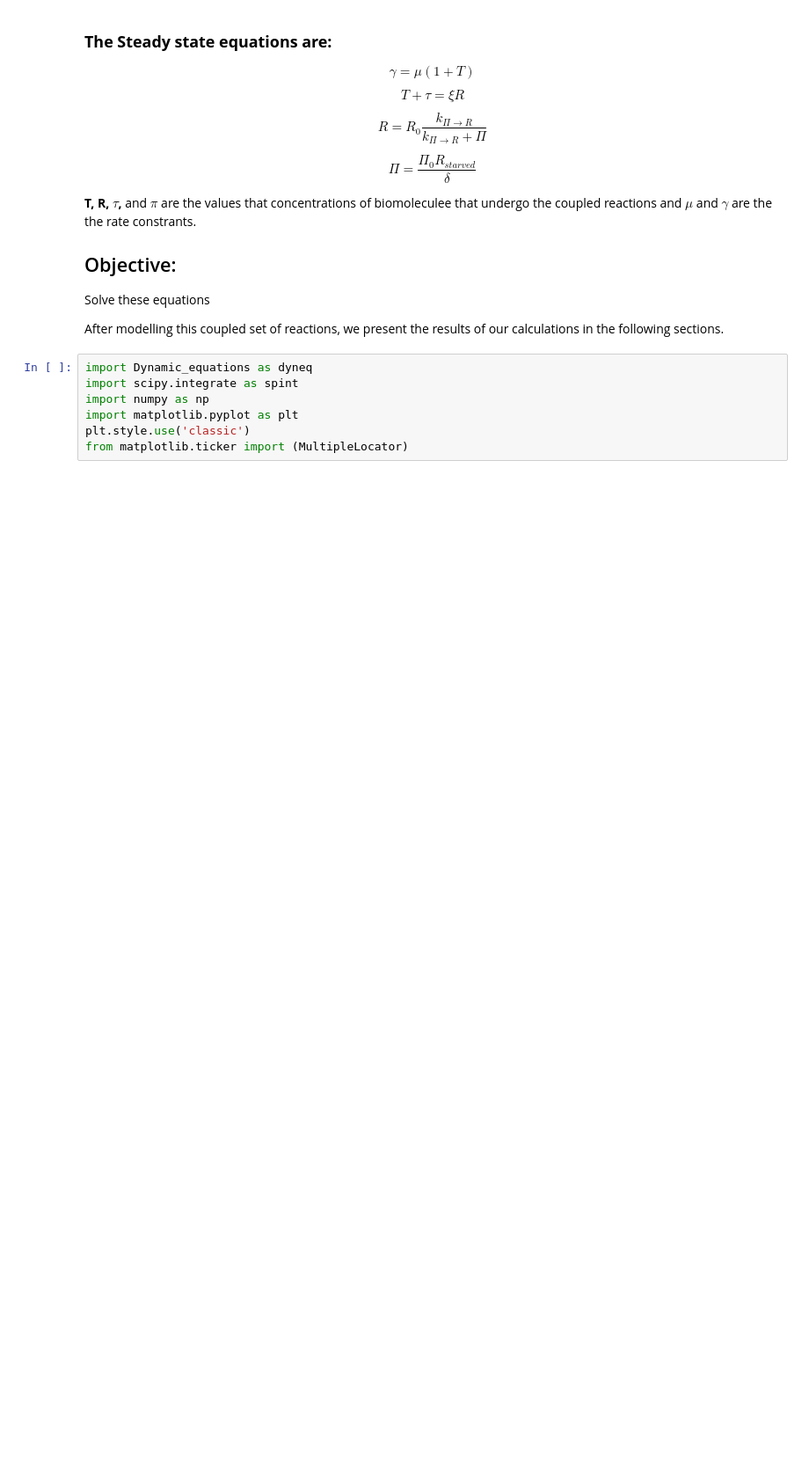
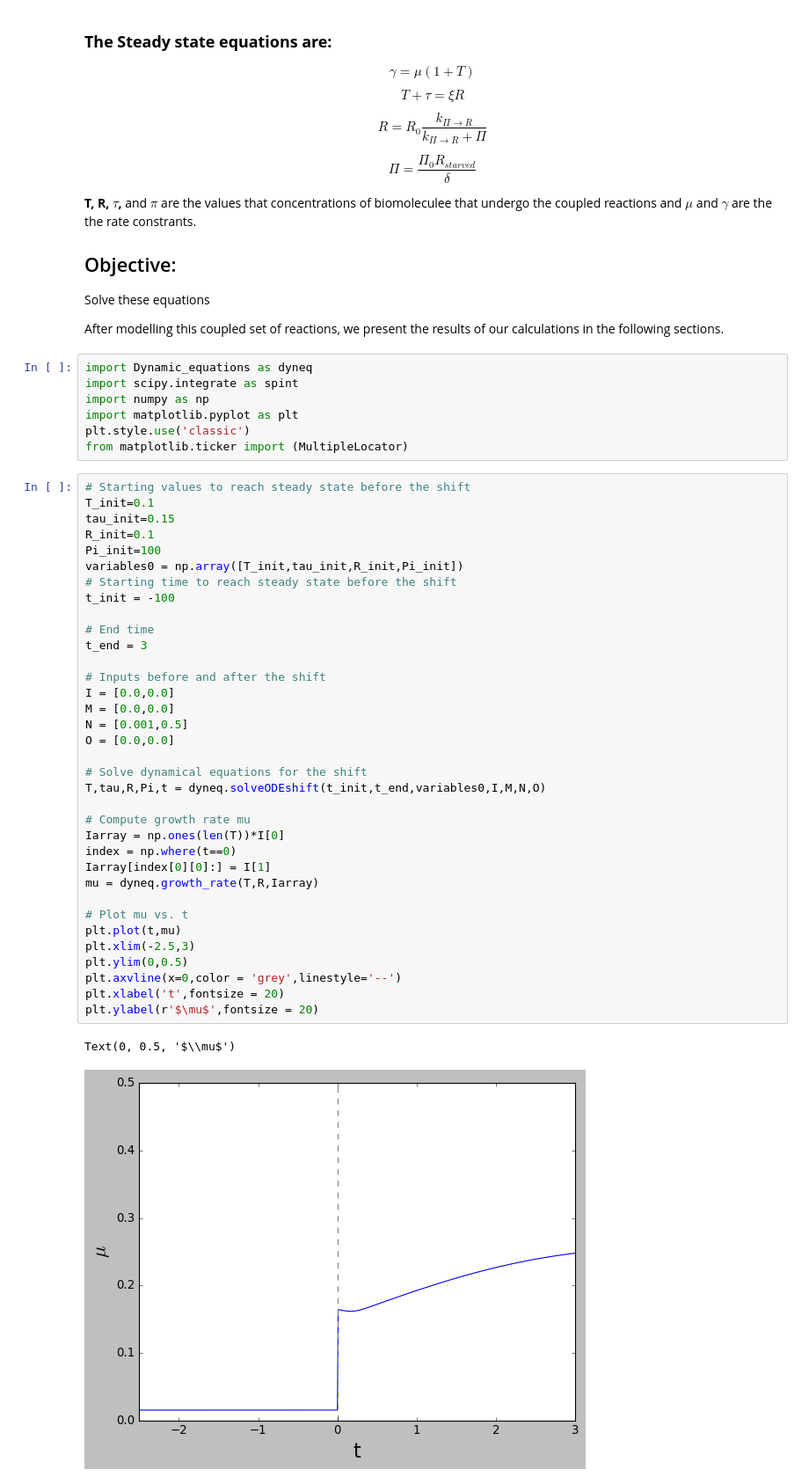
Before and after one commit to Samadarshi-Maity/Casimir-Final-Project, a Jupyter notebook: Presentation_notebook.ipynb, the cells around one changed output. Shown at 88% size. Drawn from its saved outputs; the diff is of its cells as text; blank space fills up the shorter version.

Commit message:
added plots and comments in jupyter notebook

```diff
--- a/Presentation_notebook.ipynb
+++ b/Presentation_notebook.ipynb
@@ -66,3 +66,41 @@ import numpy as np
 import matplotlib.pyplot as plt
 plt.style.use('classic')
 from matplotlib.ticker import (MultipleLocator)
+# %%
+# Starting values to reach steady state before the shift
+T_init=0.1
+tau_init=0.15
+R_init=0.1
+Pi_init=100
+variables0 = np.array([T_init,tau_init,R_init,Pi_init])
+# Starting time to reach steady state before the shift
+t_init = -100
+
+# End time
+t_end = 3
+
+# Inputs before and after the shift
+I = [0.0,0.0]
+M = [0.0,0.0]
+N = [0.001,0.5]
+O = [0.0,0.0]
+
+# Solve dynamical equations for the shift
+T,tau,R,Pi,t = dyneq.solveODEshift(t_init,t_end,variables0,I,M,N,O)
+
+# Compute growth rate mu
+Iarray = np.ones(len(T))*I[0]
+index = np.where(t==0)
+Iarray[index[0][0]:] = I[1]
+mu = dyneq.growth_rate(T,R,Iarray)
+
+# Plot mu vs. t
+plt.plot(t,mu)
+plt.xlim(-2.5,3)
+plt.ylim(0,0.5)
+plt.axvline(x=0,color = 'grey',linestyle='--')
+plt.xlabel('t',fontsize = 20)
+plt.ylabel(r'$\mu$',fontsize = 20)
+# %% [output]
+Text(0, 0.5, '$\\mu$')
+[figure, added]
```
Also changed, not shown: parts of 2 cells of this notebook, 1 other file.
